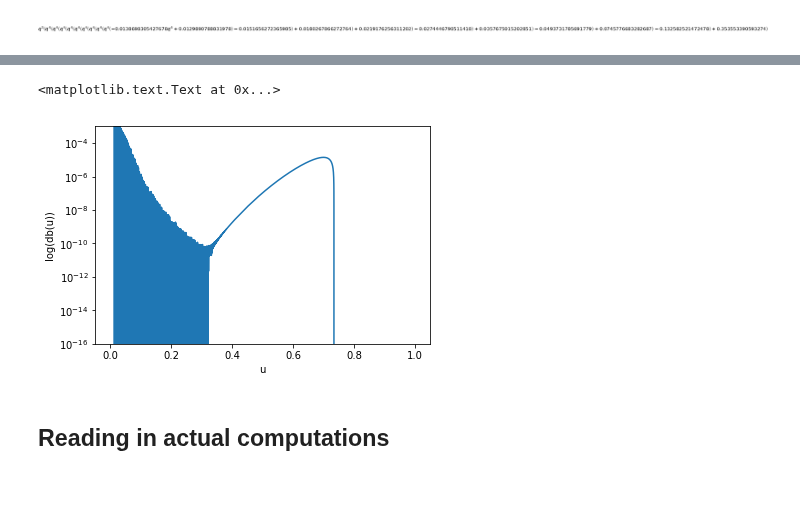
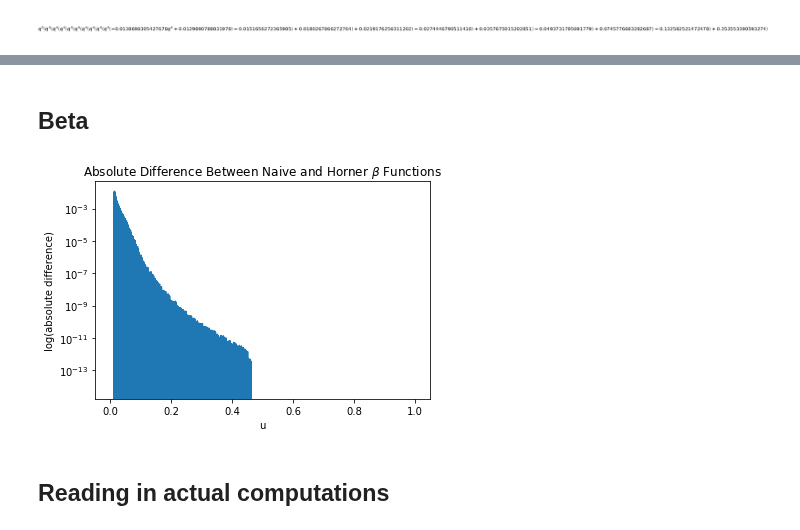
Before and after one commit to evankielley/IceDEF, a Jupyter notebook: doc/roundoff_error.ipynb, the cells around one changed output, grey strips where cells are left out. Cells and saved outputs as stored; diff of their text form; code cells hidden in the pictures; blank space fills up the shorter version.

```diff
--- a/doc/roundoff_error.ipynb
+++ b/doc/roundoff_error.ipynb
@@ -10,3 +13,6 @@ finfo(resolution=1e-15, min=-1.7976931348623157e+308, max=1.7976931348623157e+30
+# %%
+u_start = 0.0; u_inc = 0.0001; u_end = 1.0 + u_inc
+u = np.arange(u_start, u_end, u_inc)
 # %% [markdown]
 # Evaluating an expression carefully
 # %% [markdown]
@@ -18,5 +28,3 @@ Notice what happens when we try a naive evaluation of the expression
 # %%
-u = np.arange(0, 0.3, 0.000001)
-b_naive = lambda u: 1/u**3 * np.sqrt( (4 + u**4) * np.sqrt( 1+ u**4) - 3*u**4 - 4)
-a_naive = lambda u: np.multiply(np.divide(np.sqrt(2),np.power(u, 3)),(1-np.sqrt(1+np.power(u,4))))
+a_naive = lambda u: np.multiply(np.divide(np.sqrt(2),np.power(u,3)),(1-np.sqrt(1+np.power(u,4))))
 # %%
@@ -105,2 +128,0 @@ gtest = sp.horner(gtest0)
-# %%
-u = np.arange(0.1, 1.1, 0.0001)
@@ -126,2 +128,0 @@ plt.ylabel('a(u)')
-# %%
-u = np.arange(0.5, 0.501, 0.0000001)
@@ -243,12 +224,16 @@ plt.ylabel('b(u)')
+# %% [markdown]
+## Beta
 # %%
-plt.plot(u, b_naive(u) - b_crazy(u))
+plt.plot(u, b_naive(u) - b_horner(u))
 plt.yscale('log')
-plt.ylim([1e-16,1e-3])
 plt.xlabel('u')
-plt.ylabel('log(db(u))')
+plt.ylabel('log(absolute difference)'.format(beta))
+plt.title('Absolute Difference Between Naive and Horner {} Functions'.format(beta))
+plt.savefig('./mods_report/absolute_naive_vs_horner_beta_plot')
+plt.legend()
+plt.show()
 # %% [output]
-<matplotlib.text.Text at 0x...>
-[figure, old version]
+[figure, new version]
 # %% [markdown]
 ## Reading in actual computations
 # %% [markdown]
```
Also changed, not shown: parts of 56 cells of this notebook.
